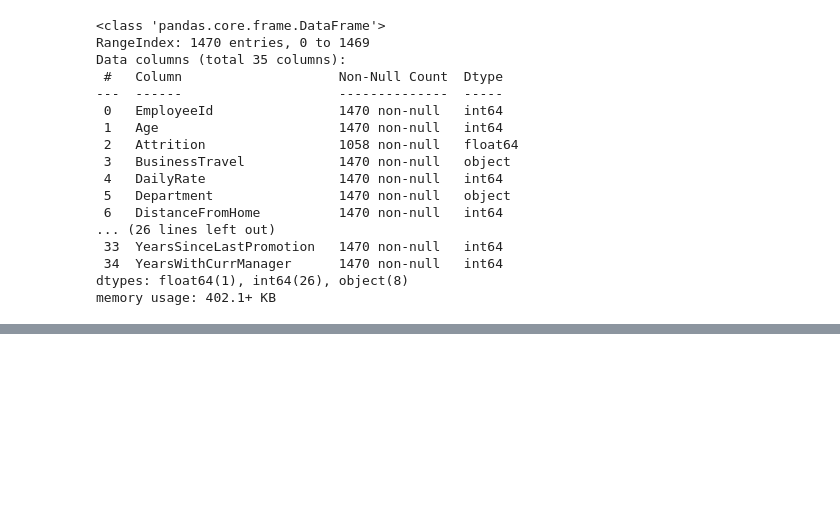
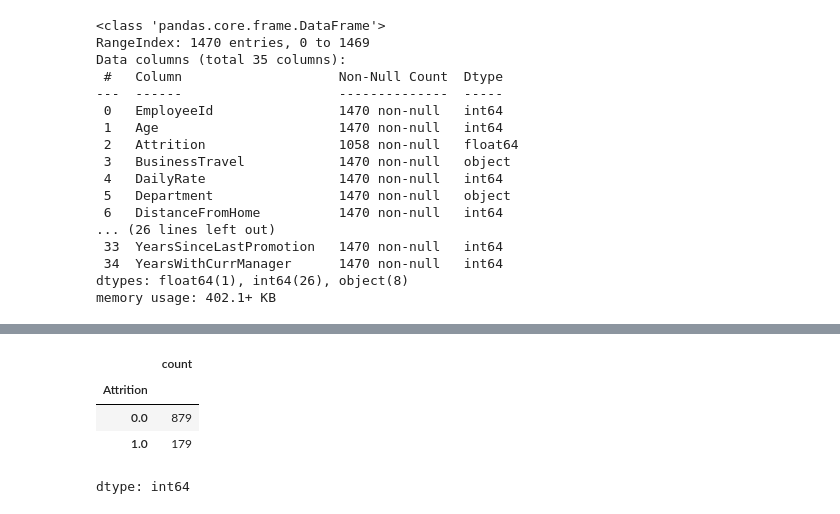
Before and after one commit to WildanFadhilNazaruddin/Understanding-and-Predicting-Employee-Turnover-at-Jaya-Jaya-Maju, a Jupyter notebook: model.ipynb, the cells around one changed output, grey strips where cells are left out. Cells and saved outputs as stored; diff of their text form; code cells hidden in the pictures; blank space fills up the shorter version.

```diff
--- a/model.ipynb
+++ b/model.ipynb
@@ -61,0 +105,11 @@ print(unique_employee_ids)
+# %%
+# Melihat Jumlah Yang keluar dan bertahan
+# nilai 0 = tidak keluar
+# nilai 1 = keluar
+df['Attrition'].value_counts()
+# %% [output]
+|  | count |
+| Attrition |  |
+| 0.0 | 879 |
+| 1.0 | 179 |
+dtype: int64
```
Also changed, not shown: parts of 9 cells of this notebook.
